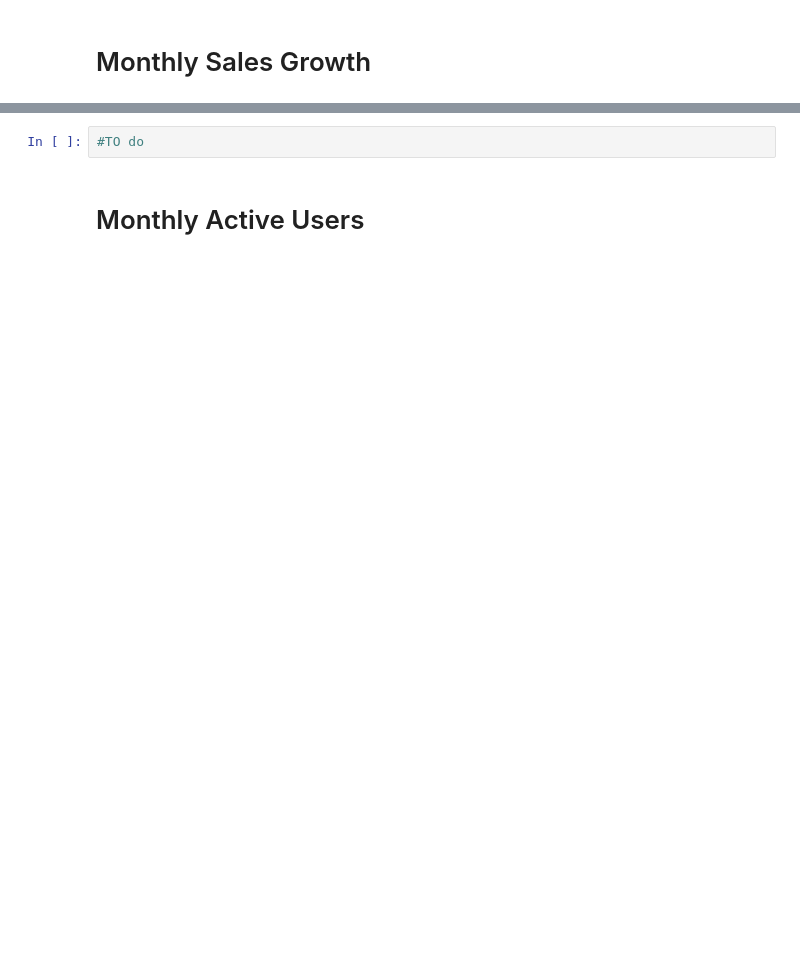
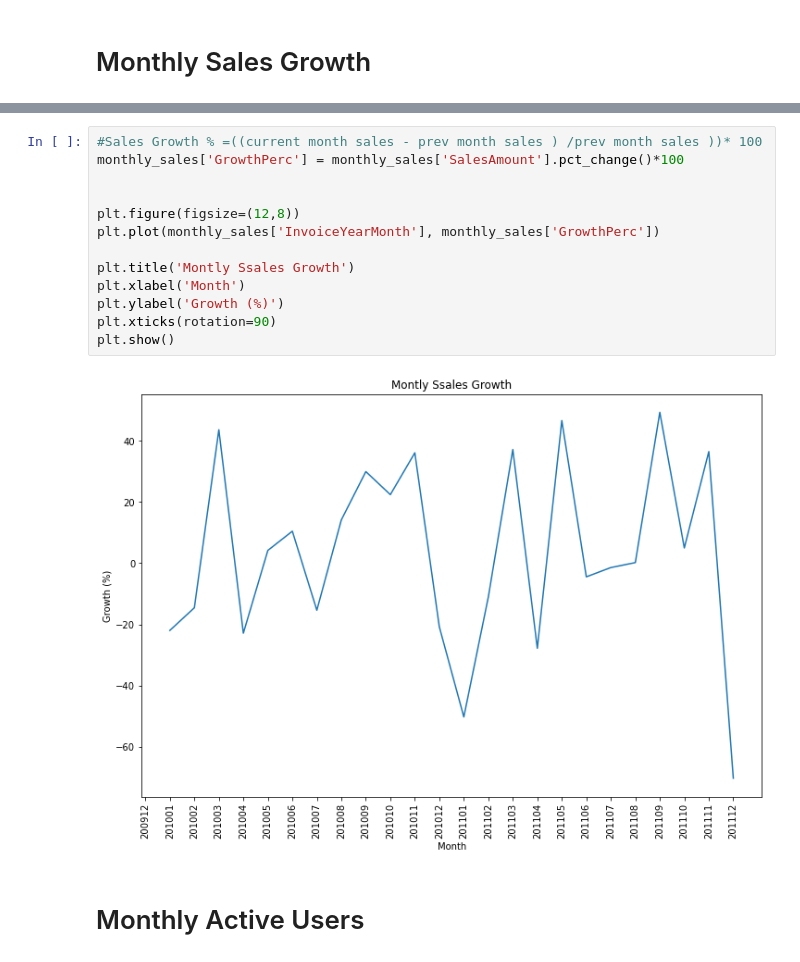
Before and after one commit to jarviscanada/jarvis_data_eng_KantyGakima, a Jupyter notebook: python_data_analytics/retail_data_analytics_wrangling.ipynb, the cells around one changed output, grey strips where cells are left out. Cells and saved outputs as stored; diff of their text form; blank space fills up the shorter version.

```diff
--- a/python_data_analytics/retail_data_analytics_wrangling.ipynb
+++ b/python_data_analytics/retail_data_analytics_wrangling.ipynb
@@ -303,8 +278,21 @@ See the caveats in the documentation: https://pandas.pydata.org/pandas-docs/stab
 ![](https://i.imgur.com/J3btp8j.jpg)
 
 ---
-# %%
-#TO do
+# %%
+#Sales Growth % =((current month sales - prev month sales ) /prev month sales ))* 100
+monthly_sales['GrowthPerc'] = monthly_sales['SalesAmount'].pct_change()*100
+
+
+plt.figure(figsize=(12,8))
+plt.plot(monthly_sales['InvoiceYearMonth'], monthly_sales['GrowthPerc'])
+
+plt.title('Montly Ssales Growth')
+plt.xlabel('Month')
+plt.ylabel('Growth (%)')
+plt.xticks(rotation=90)
+plt.show()
+# %% [output]
+[figure, added]
 # %% [markdown]
 # Monthly Active Users
 # %% [markdown]
```
Also changed, not shown: parts of 16 cells of this notebook.
